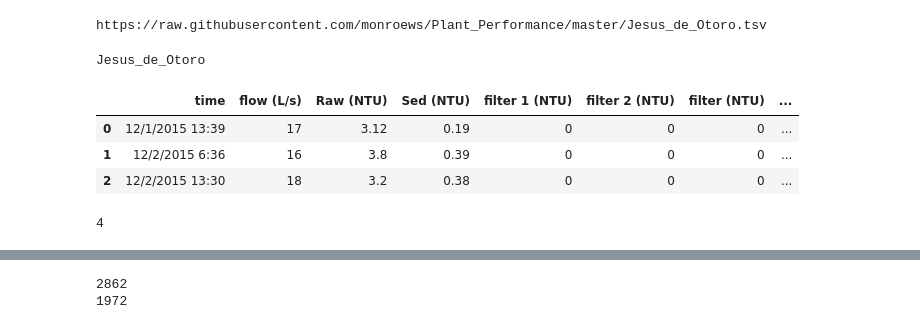
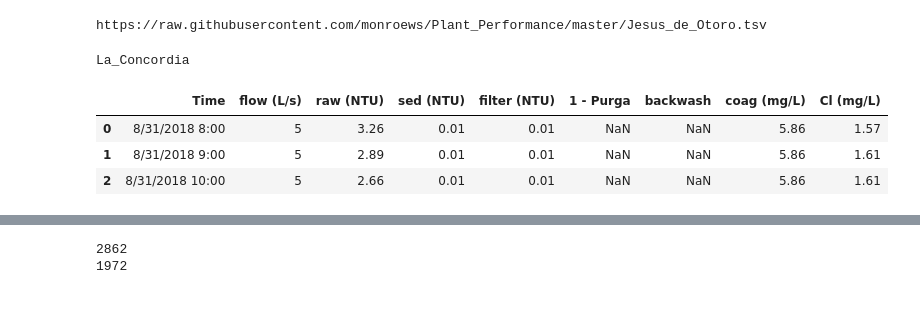
Before and after one commit to monroews/Plant_Performance, a Jupyter notebook: Plant_Performance.ipynb, the cells around one changed output, grey strips where cells are left out. Saved outputs shown, nothing was run; the diff lists cells and outputs as text; code cells hidden in the pictures.

```diff
--- a/Plant_Performance.ipynb
+++ b/Plant_Performance.ipynb
@@ -31,16 +31,12 @@ pddata = [pd.read_csv(basepath+i+'.tsv',sep='\t') for i in plants]
 # %% [output]
 https://raw.githubusercontent.com/monroews/Plant_Performance/master/Jesus_de_Otoro.tsv
 # %%
-i = 0
+i = 1
 print(plants[i])
 pddata[i].head(3)
 # %% [output]
-Jesus_de_Otoro
+La_Concordia
-|  | time | flow (L/s) | Raw (NTU) | Sed (NTU) | filter 1 (NTU) | filter 2 (NTU) | filter (NTU) | ... |
-| 0 | 12/1/2015 13:39 | 17 | 3.12 | 0.19 | 0 | 0 | 0 | ... |
-| 1 | 12/2/2015 6:36 | 16 | 3.8 | 0.39 | 0 | 0 | 0 | ... |
-| 2 | 12/2/2015 13:30 | 18 | 3.2 | 0.38 | 0 | 0 | 0 | ... |
+|  | Time | flow (L/s) | raw (NTU) | sed (NTU) | filter (NTU) | 1 - Purga | backwash | coag (mg/L) | Cl (mg/L) |
+| 0 | 8/31/2018 8:00 | 5 | 3.26 | 0.01 | 0.01 | NaN | NaN | 5.86 | 1.57 |
+| 1 | 8/31/2018 9:00 | 5 | 2.89 | 0.01 | 0.01 | NaN | NaN | 5.86 | 1.61 |
+| 2 | 8/31/2018 10:00 | 5 | 2.66 | 0.01 | 0.01 | NaN | NaN | 5.86 | 1.61 |
-# %%
-len(plants)
-# %% [output]
-4
```
Also changed, not shown: parts of 2 cells of this notebook, 1 other file.
